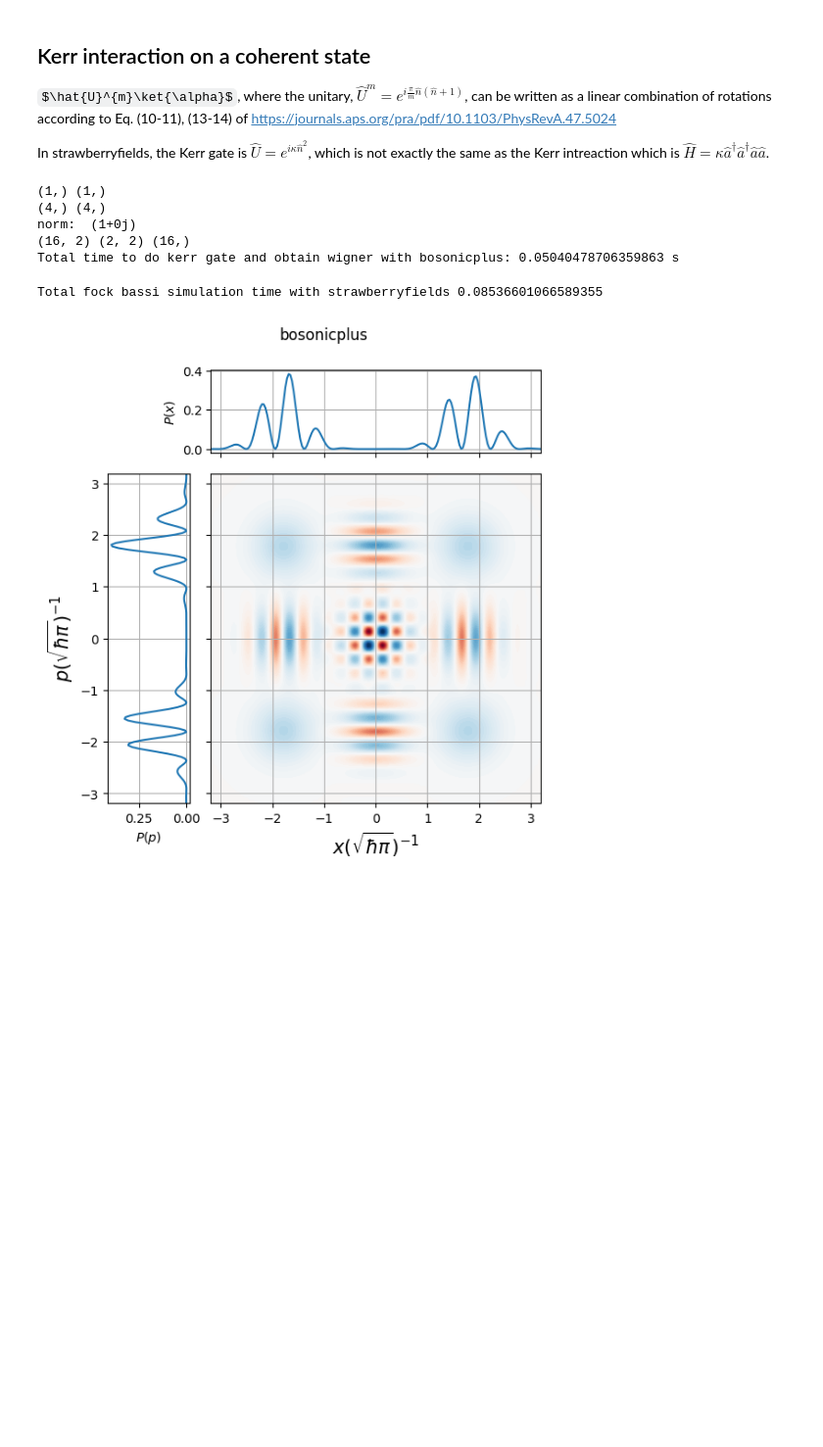
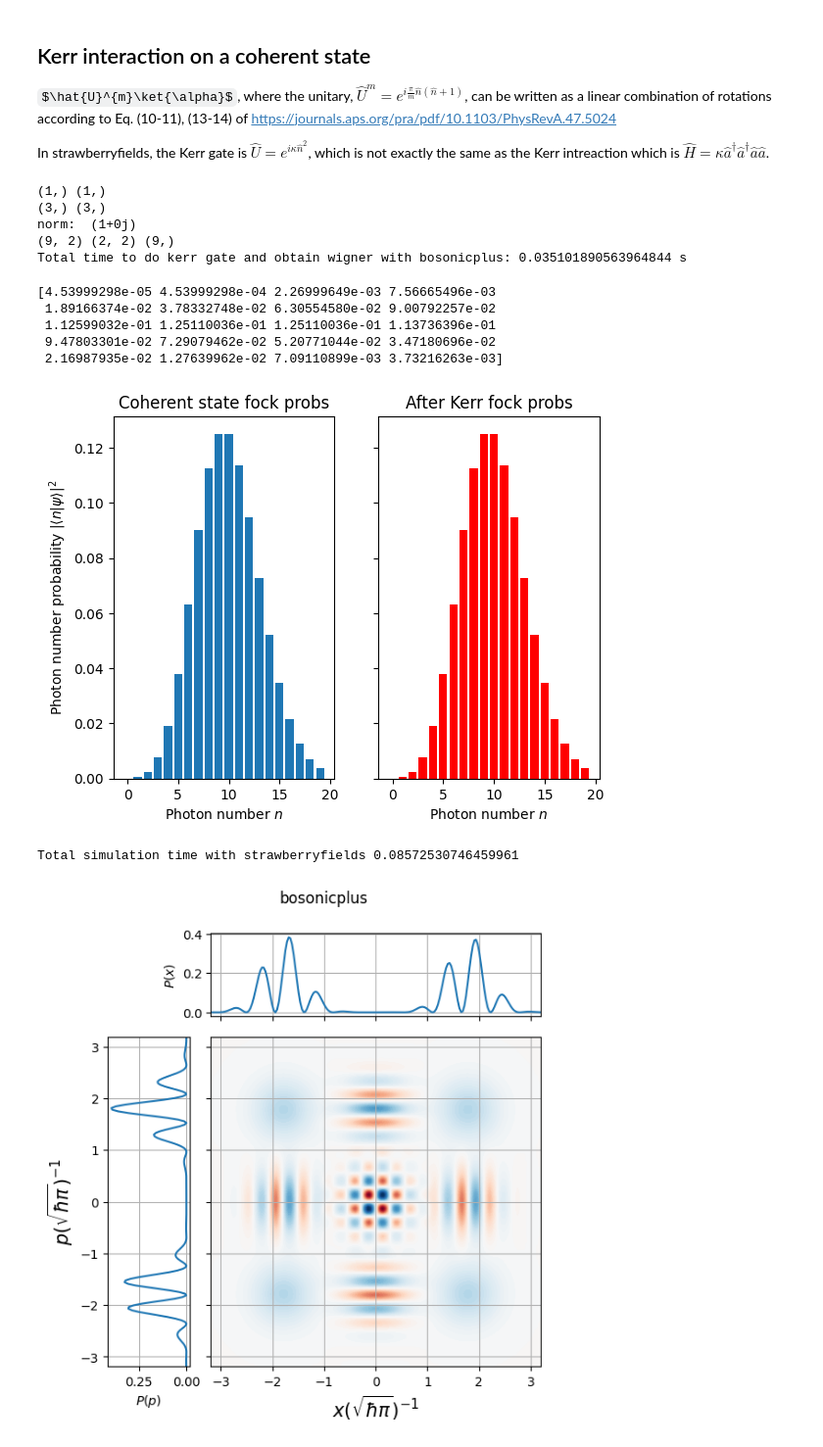
Before and after one commit to qpit/lcg_plus, a Jupyter notebook: Kerr-interaction.ipynb, the cells around one changed output. Shown at 98% size. Cells and saved outputs as stored; diff of their text form; code cells hidden in the pictures; some formulas as TeX source; blank space fills up the shorter version.

Commit message:
Photon number probabilities dont change after Kerr gate

```diff
--- a/Kerr-interaction.ipynb
+++ b/Kerr-interaction.ipynb
@@ -45,6 +45,19 @@ class PureBosonicState:
                 means.append(mij)
 
         self.data = np.array(means), covs, np.array(weights)/np.sum(weights)
+
+    def get_fock_probs(self, cutoff = 10):
+        ns = range(cutoff)
+        ps = np.zeros(cutoff,dtype='complex')
+        cs = self.coeffs
+        a = self.alphas
+        for n in ns:
+
+            for i in range(self.num_alphas):
+                ps[n] += cs[i]* np.exp(-np.abs(a[i])**2/2) * a[i]**n/ np.sqrt(factorial(n))
+
+
+        self.fock_probs = np.abs(ps)**2
 
 def fock_coherent_pure(N, infid, eps = None):
     """Generate the pure state data for a Fock state N in the coherent state representation.
@@ -178,10 +189,35 @@ tf = time()
 print(f'Total time to do kerr gate and obtain wigner with bosonicplus: {tf-t0} s')
 # %% [output]
 (1,) (1,)
-(4,) (4,)
+(3,) (3,)
 norm:  (1+0j)
-(16, 2) (2, 2) (16,)
-Total time to do kerr gate and obtain wigner with bosonicplus: 0.05040478706359863 s
+(9, 2) (2, 2) (9,)
+Total time to do kerr gate and obtain wigner with bosonicplus: 0.035101890563964844 s
+# %%
+cutoff = 20
+state.get_fock_probs(cutoff)
+#state.fock_probs
+
+kerr_state.get_fock_probs(cutoff)
+
+print(kerr_state.fock_probs)
+w = 1
+fig, axes = plt.subplots(1,2,sharex=True,sharey=True)
+axes[0].bar(np.arange(cutoff), state.fock_probs)
+axes[0].set_title('Coherent state fock probs')
+axes[0].set_ylabel(r'Photon number probability $|\langle n | \psi \rangle|^2$')
+axes[0].set_xlabel(r'Photon number $n$')
+axes[1].set_xlabel(r'Photon number $n$')
+axes[1].bar(np.arange(cutoff), kerr_state.fock_probs,color='r')
+axes[1].set_title('After Kerr fock probs')
+plt.show()
+# %% [output]
+[4.53999298e-05 4.53999298e-04 2.26999649e-03 7.56665496e-03
+ 1.89166374e-02 3.78332748e-02 6.30554580e-02 9.00792257e-02
+ 1.12599032e-01 1.25110036e-01 1.25110036e-01 1.13736396e-01
+ 9.47803301e-02 7.29079462e-02 5.20771044e-02 3.47180696e-02
+ 2.16987935e-02 1.27639962e-02 7.09110899e-03 3.73216263e-03]
+[figure, added]
 # %%
 #strawberryfields method
 t0 = time()
@@ -190,16 +226,15 @@ prog = sf.Program(1)
 
 with prog.context as q:
     Coherent(alpha, np.pi/2) | q[0]
-
     Kgate(np.pi/m) | q[0]
 result = eng.run(prog)
 W_fock = result.state.wigner(0, x,x)
 
 tf = time()
 
-print(f'Total fock bassi simulation time with strawberryfields {tf-t0}')
+print(f'Total simulation time with strawberryfields {tf-t0}')
 # %% [output]
-Total fock bassi simulation time with strawberryfields 0.08536601066589355
+Total simulation time with strawberryfields 0.08572530746459961
 # %%
 plot_wigner_marginals(W_bp,x,x,'bosonicplus')
 plt.show()
```
Also changed, not shown: parts of 8 cells of this notebook.
